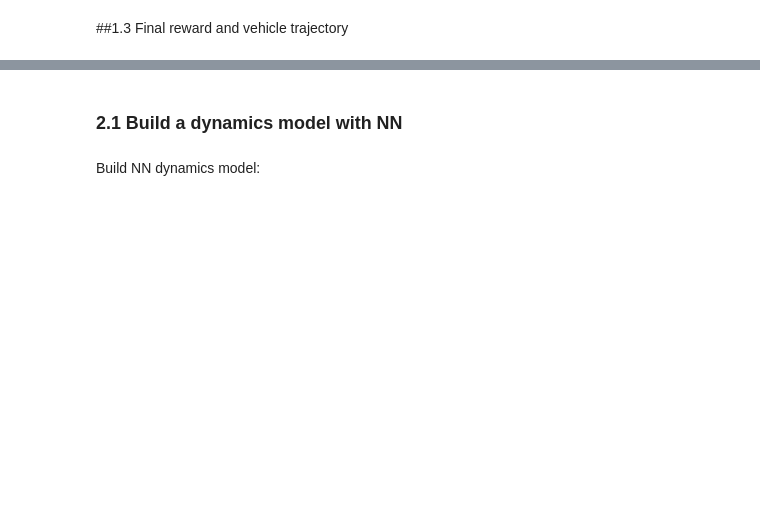
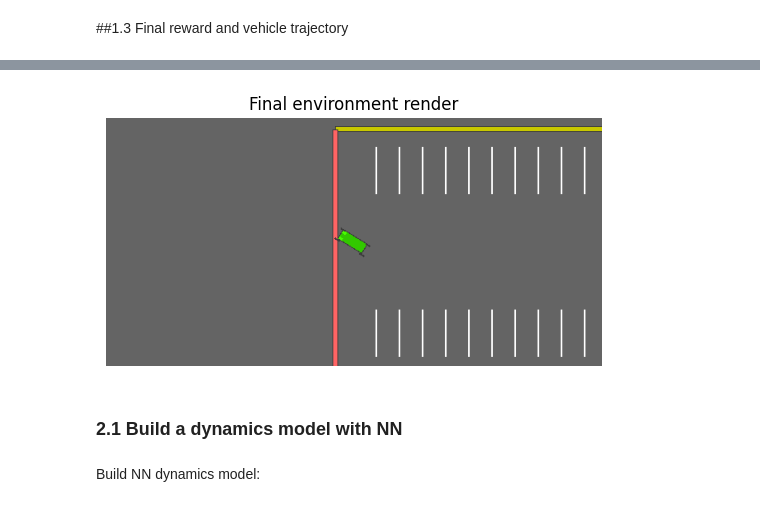
Before and after one commit to aitechroberts/trustworthy_ai, a Jupyter notebook: CMU_24784_S2024_P2_Students.ipynb, the cells around one changed output, grey strips where cells are left out. Drawn from its saved outputs; the diff is of its cells as text; code cells hidden in the pictures; blank space fills up the shorter version.

```diff
--- a/CMU_24784_S2024_P2_Students.ipynb
+++ b/CMU_24784_S2024_P2_Students.ipynb
@@ -182,3 +342,13 @@ show_videos('./videos')
+# %%
+# Render final state (only works if env is still active)
+img = env.render()  # will return an RGB array if render_mode="rgb_array"
+
+plt.imshow(img)
+plt.axis("off")
+plt.title("Final environment render")
+plt.show()
+# %% [output]
+[figure, added]
 # %% [markdown]
 ### 2.1 Build a dynamics model with NN
 # %%
```
Also changed, not shown: parts of 44 cells of this notebook, 1 other file.
